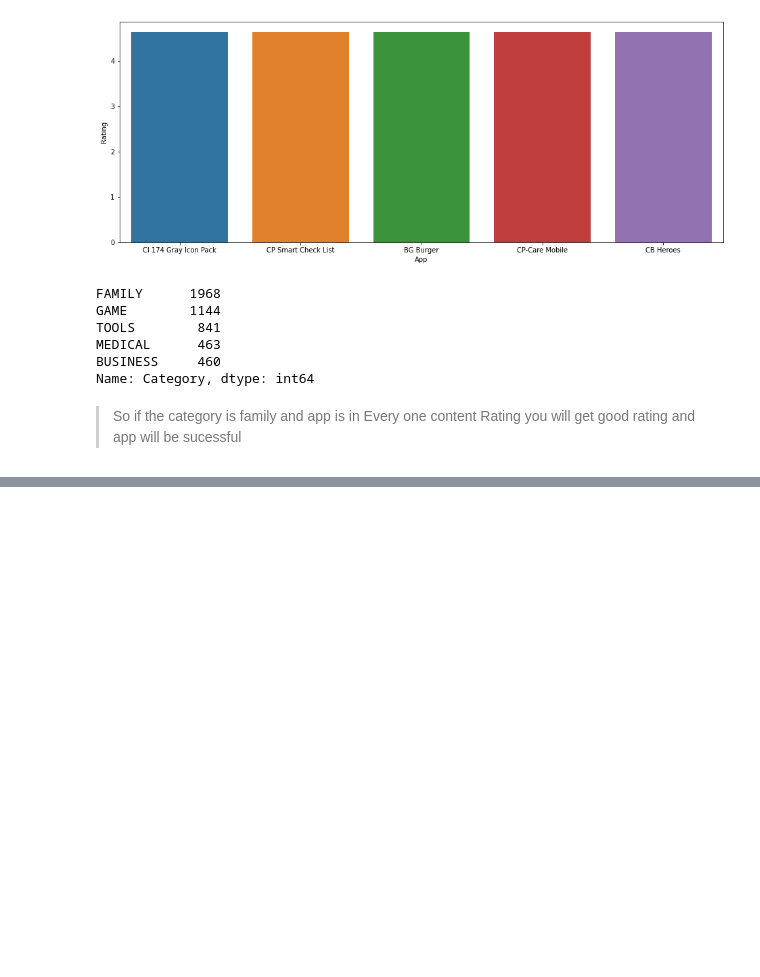
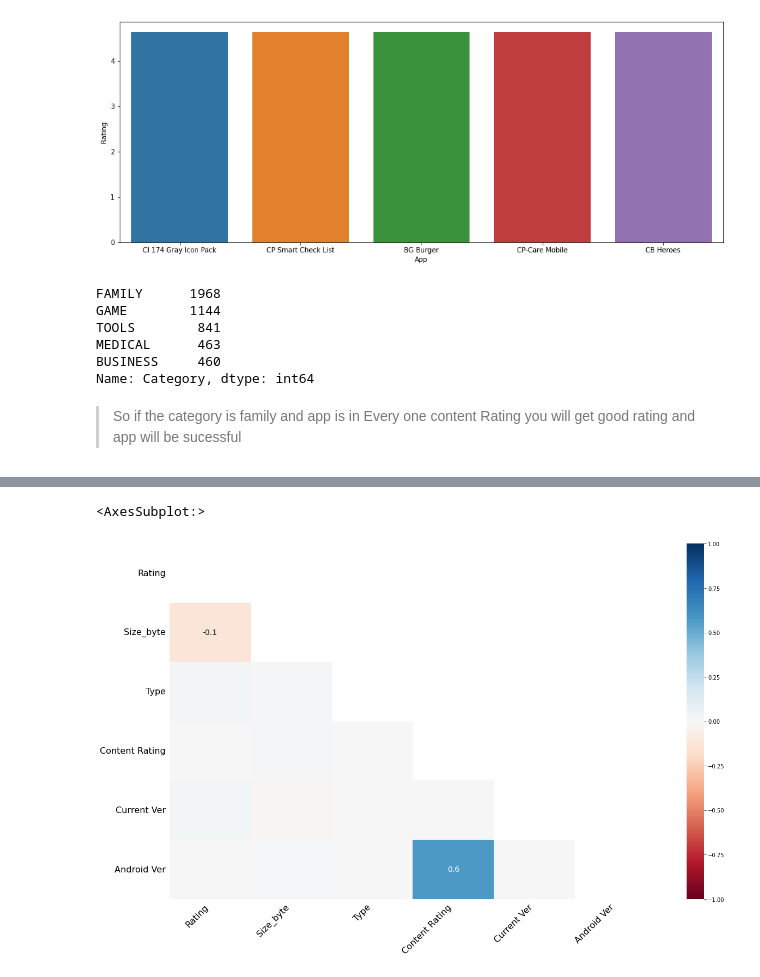
Before and after one commit to asfandyarsaeed1/Python-For-DataScience, a Jupyter notebook: Use_Cases_EDA/Google_Apps_use_case.ipynb, the cells around one changed output, grey strips where cells are left out. Drawn from its saved outputs; the diff is of its cells as text; code cells hidden in the pictures; blank space fills up the shorter version.

```diff
--- a/Use_Cases_EDA/Use_Case1.ipynb
+++ b/Use_Cases_EDA/Google_Apps_use_case.ipynb
@@ -650,0 +679,6 @@ Name: Category, dtype: int64
+# %%
+import missingno as msno
+msno.heatmap(df)
+# %% [output]
+<AxesSubplot:>
+[figure, added]
```
Also changed, not shown: parts of 3 cells of this notebook, 1 other file.
